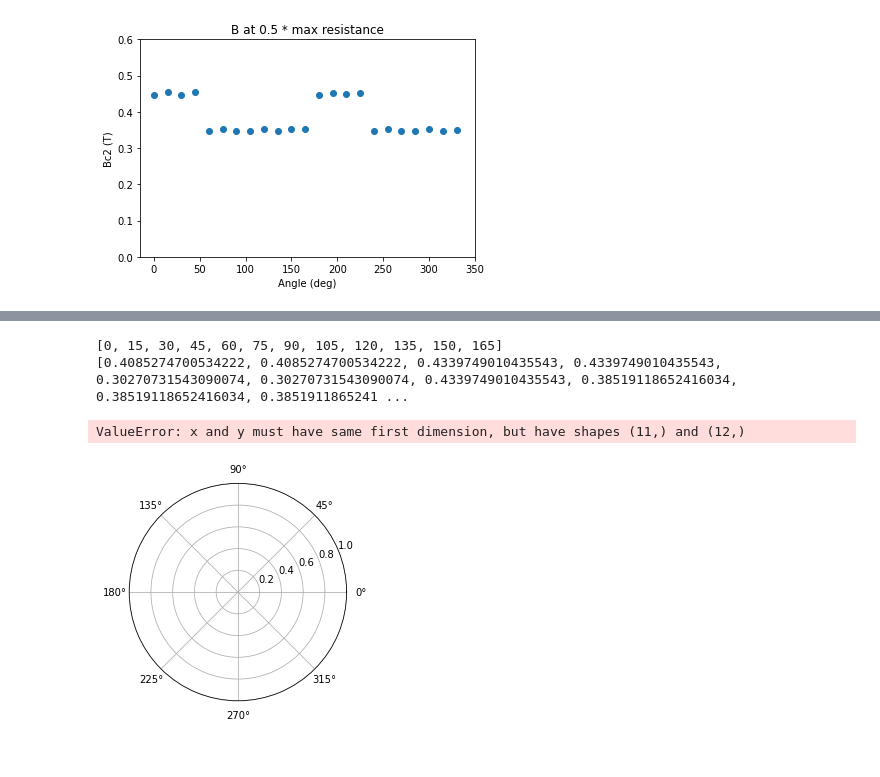
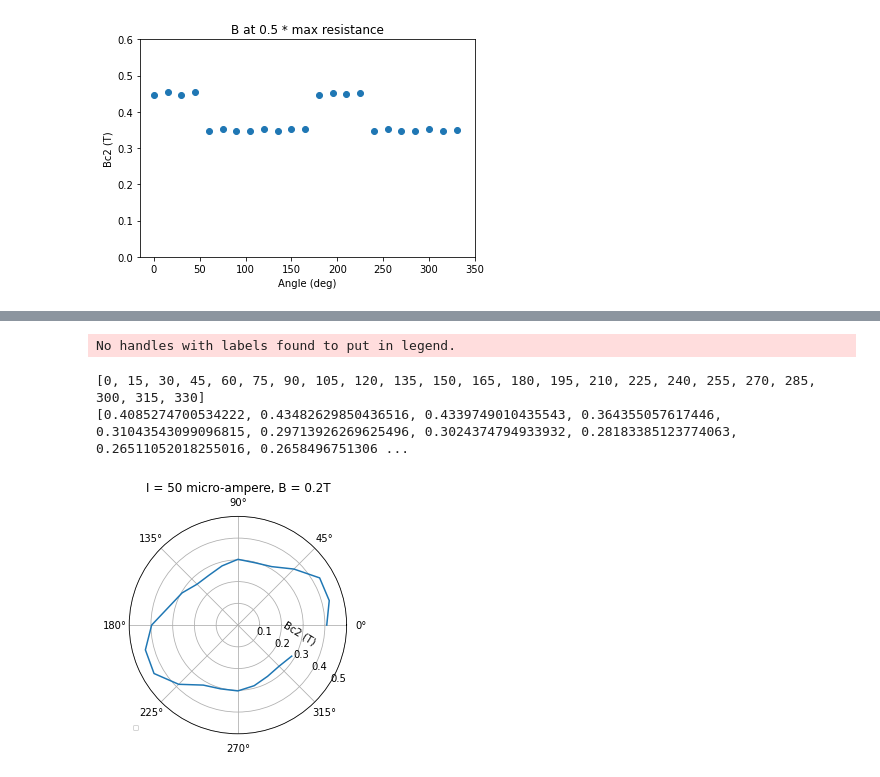
Before and after one commit to DerkNiessink/research-practicum, a Jupyter notebook: research.ipynb, the cells around one changed output, grey strips where cells are left out. Drawn from its saved outputs; the diff is of its cells as text; code cells hidden in the pictures.

```diff
--- a/research.ipynb
+++ b/research.ipynb
@@ -328,31 +350,32 @@ plt.ylim(0, 0.7)
 # %%
-
-
 
 angles_inorder = []
 bc2s_inorder = []
-for angle in angles:
+for i in range(0, 23):
     angles_inorder.append(min(angles))
     bc2s_inorder.append(bc2s[angles.index(min(angles))])
+    bc2s.remove( bc2s[angles.index(min(angles))])
     angles.remove(min(angles))
 
 print(angles_inorder)
 print(bc2s_inorder)
-angles_rad_inorder = [angle / 180 * np.pi for angle in angles]
+
+
+angles_rad_inorder = [angle / 180 * np.pi for angle in angles_inorder]
 
 
 fig, ax = plt.subplots(subplot_kw={'projection': 'polar'})
 ax.plot(angles_rad_inorder, bc2s_inorder)
 ax.set_title("I = 50 micro-ampere, B = 0.2T")
 
 ax.legend(loc = "lower left", prop={"size": 7})
 ax.set_rlabel_position(-32)
-ax.set_rlim(0, 0.6)
+ax.set_rlim(0, 0.5)
 label_position=ax.get_rlabel_position()
 ax.text(np.radians(label_position+25),ax.get_rmax()*4/7,'Bc2 (T)', rotation=label_position,ha='center',va='center')
 ax.grid(True)
 # %% [output]
-[0, 15, 30, 45, 60, 75, 90, 105, 120, 135, 150, 165]
-[0.4085274700534222, 0.4085274700534222, 0.4339749010435543, 0.4339749010435543, 0.30270731543090074, 0.30270731543090074, 0.4339749010435543, 0.38519118652416034, 0.38519118652416034, 0.3851911865241 ...
+No handles with labels found to put in legend.
-ValueError: x and y must have same first dimension, but have shapes (11,) and (12,)
+[0, 15, 30, 45, 60, 75, 90, 105, 120, 135, 150, 165, 180, 195, 210, 225, 240, 255, 270, 285, 300, 315, 330]
+[0.4085274700534222, 0.43482629850436516, 0.4339749010435543, 0.364355057617446, 0.31043543099096815, 0.29713926269625496, 0.3024374794933932, 0.28183385123774063, 0.26511052018255016, 0.2658496751306 ...
-[figure, old version]
+[figure, new version]
```
Also changed, not shown: parts of 2 cells of this notebook.
